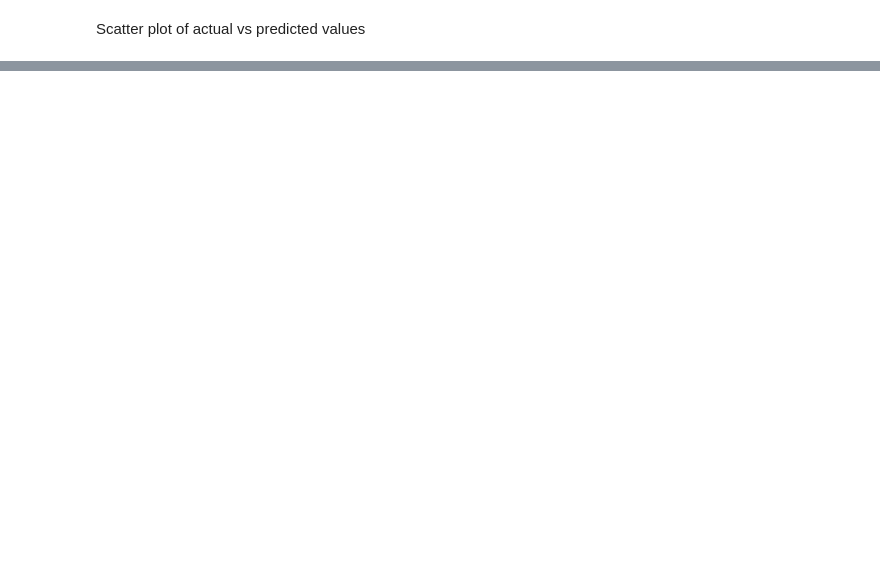
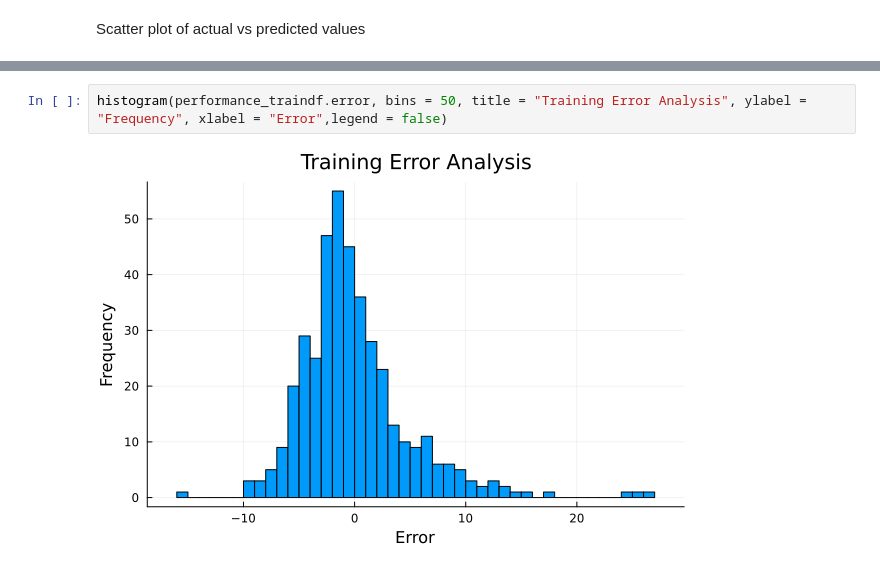
Before and after one commit to LatentDream/statistics, a Jupyter notebook: housing/analysis.ipynb, the cells around one changed output, grey strips where cells are left out. Drawn from its saved outputs; the diff is of its cells as text; blank space fills up the shorter version.

```diff
--- a/housing/analysis.ipynb
+++ b/housing/analysis.ipynb
@@ -262,0 +304,4 @@ stepwise(df, :Fertility, false, false)
+# %%
+histogram(performance_traindf.error, bins = 50, title = "Training Error Analysis", ylabel = "Frequency", xlabel = "Error",legend = false)
+# %% [output]
+[figure, added]
```
Also changed, not shown: parts of 20 cells of this notebook.
